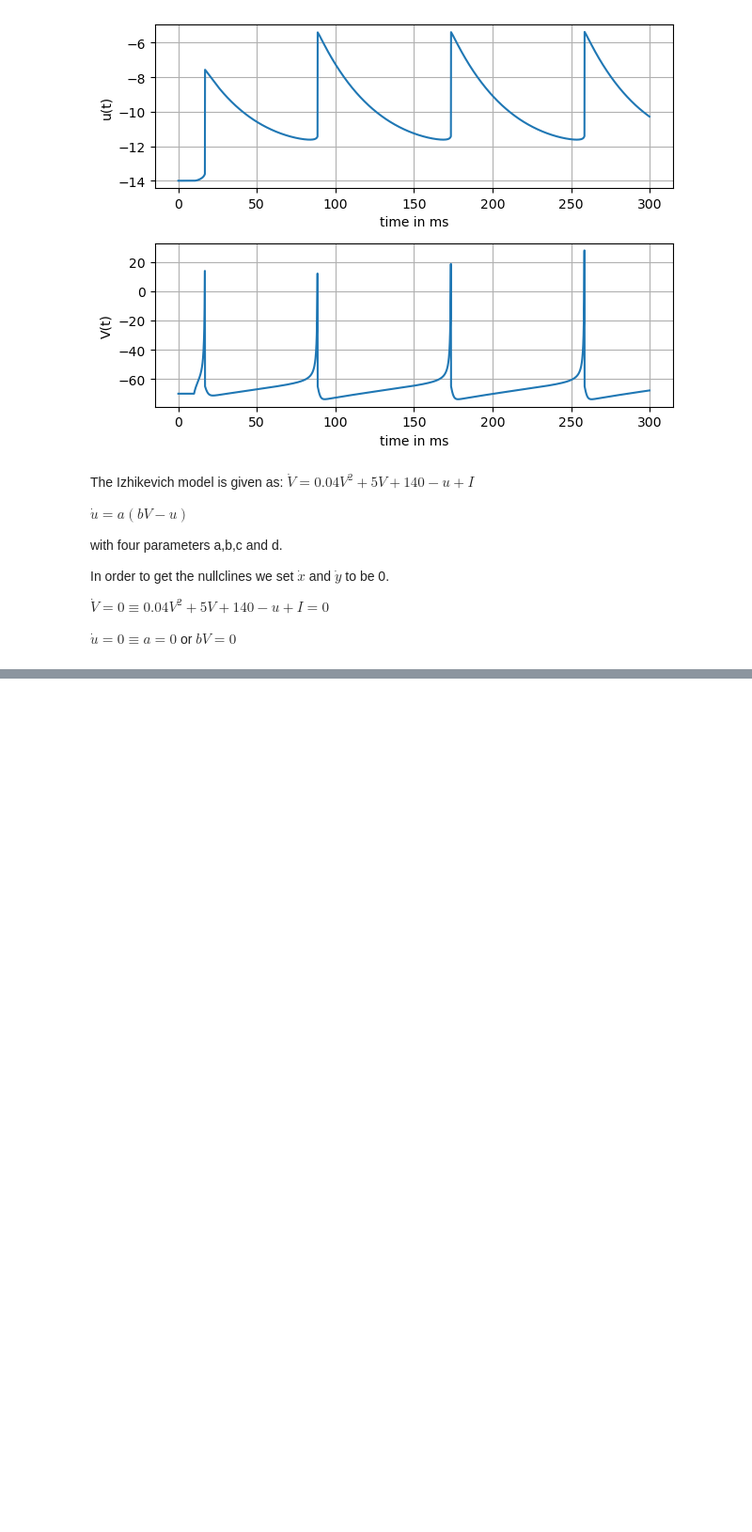
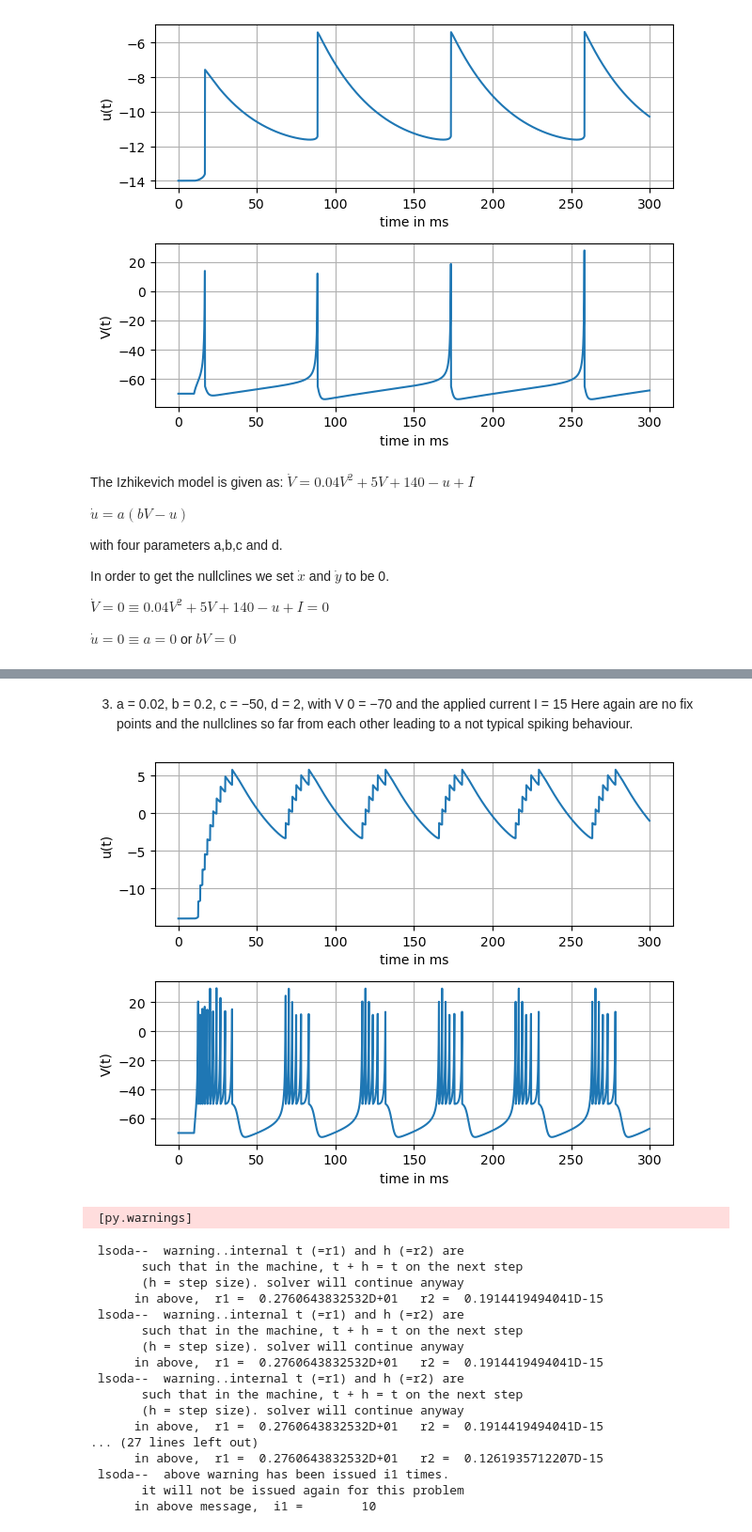
Before and after one commit to anbebe/NeurodynamicsHA, a Jupyter notebook: HW_5.ipynb, the cells around one changed output, grey strips where cells are left out. Shown at 94% size. Cells and saved outputs as stored; diff of their text form; code cells hidden in the pictures; blank space fills up the shorter version.

```diff
--- a/HW_5.ipynb
+++ b/HW_5.ipynb
@@ -125,0 +190,33 @@ plt.show()
+# %% [markdown]
+3) a = 0.02, b = 0.2, c = −50, d = 2, with V 0 = −70 and the applied current I = 15
+Here again are no fix points and the nullclines so far from each other leading to a not typical spiking behaviour.
+# %%
+a = 0.02
+b = 0.2
+c = -50
+d = 2
+V_0 = -70
+I = 15
+states = sin_FHN(a, b, c, d, V_0, create_ramp(I), sim_time=300*ms)
+plot_V_U(states)
+plot_nullclines(a,b,I, V_0)
+# %% [output]
+[figure, added]
+ [py.warnings]
+ lsoda--  warning..internal t (=r1) and h (=r2) are
+       such that in the machine, t + h = t on the next step
+       (h = step size). solver will continue anyway
+      in above,  r1 =  0.2760643832532D+01   r2 =  0.1914419494041D-15
+ lsoda--  warning..internal t (=r1) and h (=r2) are
+       such that in the machine, t + h = t on the next step
+       (h = step size). solver will continue anyway
+      in above,  r1 =  0.2760643832532D+01   r2 =  0.1914419494041D-15
+ lsoda--  warning..internal t (=r1) and h (=r2) are
+       such that in the machine, t + h = t on the next step
+       (h = step size). solver will continue anyway
+      in above,  r1 =  0.2760643832532D+01   r2 =  0.1914419494041D-15
+... (27 lines left out)
+      in above,  r1 =  0.2760643832532D+01   r2 =  0.1261935712207D-15
+ lsoda--  above warning has been issued i1 times.
+       it will not be issued again for this problem
+      in above message,  i1 =        10
```
Also changed, not shown: parts of 11 cells of this notebook.
